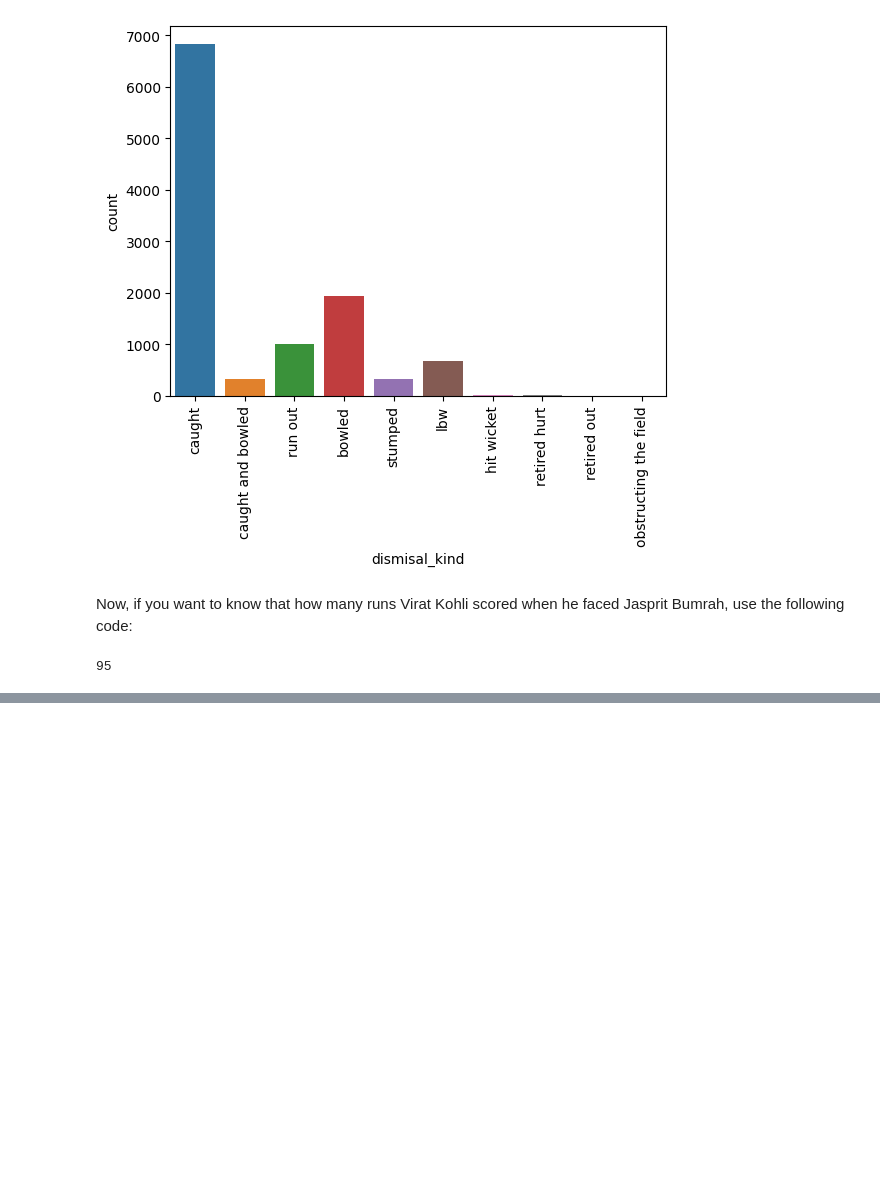
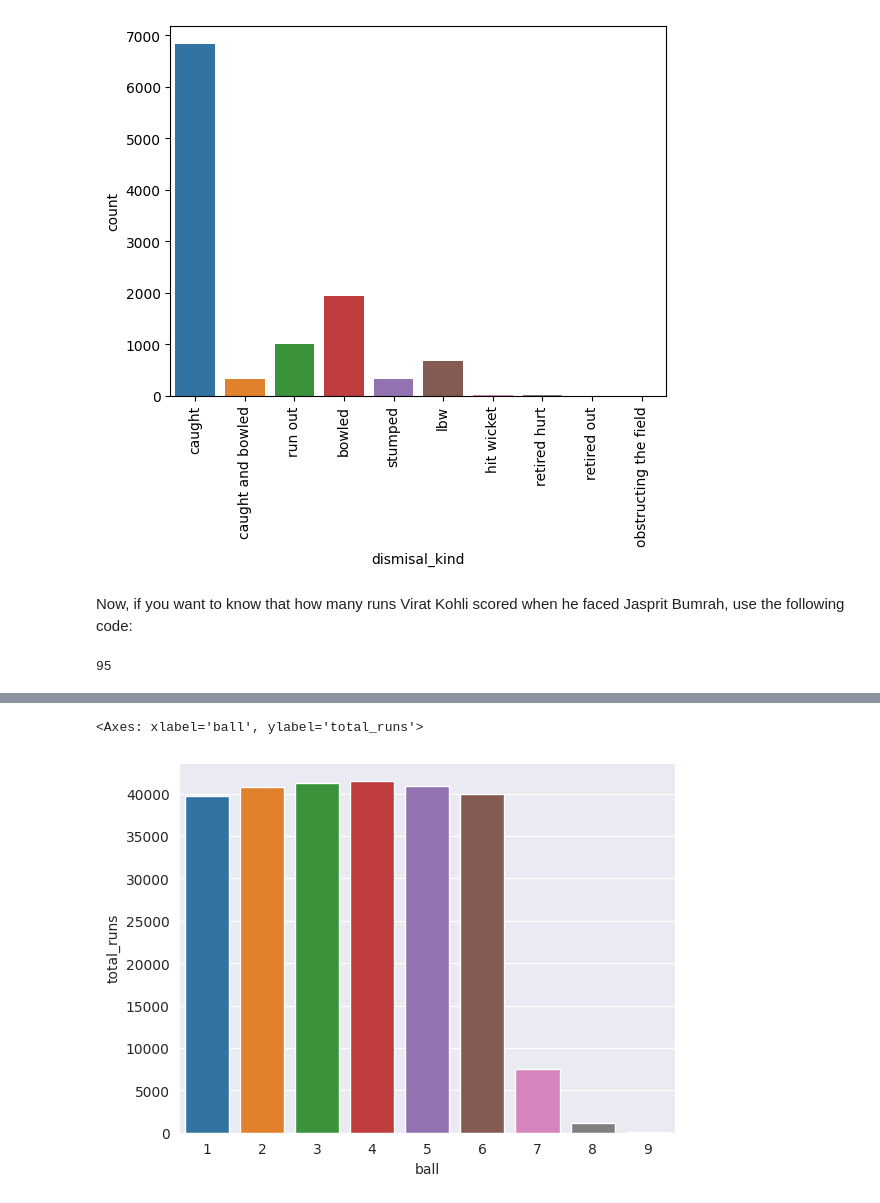
Before and after one commit to suresh130900/CricBoards_Backend, a Jupyter notebook: Services/ipl_analysis.ipynb, the cells around one changed output, grey strips where cells are left out. Cells and saved outputs as stored; diff of their text form; code cells hidden in the pictures; blank space fills up the shorter version.

```diff
--- a/Services/ipl_analysis.ipynb
+++ b/Services/ipl_analysis.ipynb
@@ -42,3 +42,6 @@ delivery
 | 225952 | 335982 | 2 | 15 | 1 | SB Joshi | LR Shukla | P Kumar | wides | 0 | ... |
 | 225953 | 335982 | 2 | 15 | 2 | SB Joshi | LR Shukla | P Kumar | NaN | 0 | ... |
 225954 rows × 17 columns
+# %%
+dframe = pd.read_csv("IPL Ball-by-Ball 2008-2020.csv")
+dframe
@@ -279,0 +346,5 @@ delivery[mask].groupby('batter')['batsman_run'].agg('count').sort_values(ascendi
+# %%
+dframe_inoverdist = dframe.groupby('ball') \
+    .agg({'id':'nunique','total_runs':'sum'}) \
+    .reset_index()
+dframe_inoverdist
@@ -279,0 +362,5 @@ delivery[mask].groupby('batter')['batsman_run'].agg('count').sort_values(ascendi
+# %%
+sns.barplot(x="ball", y="total_runs", data=dframe_inoverdist)
+# %% [output]
+<Axes: xlabel='ball', ylabel='total_runs'>
+[figure, added]
```
Also changed, not shown: parts of 43 cells of this notebook, 3 other files.
